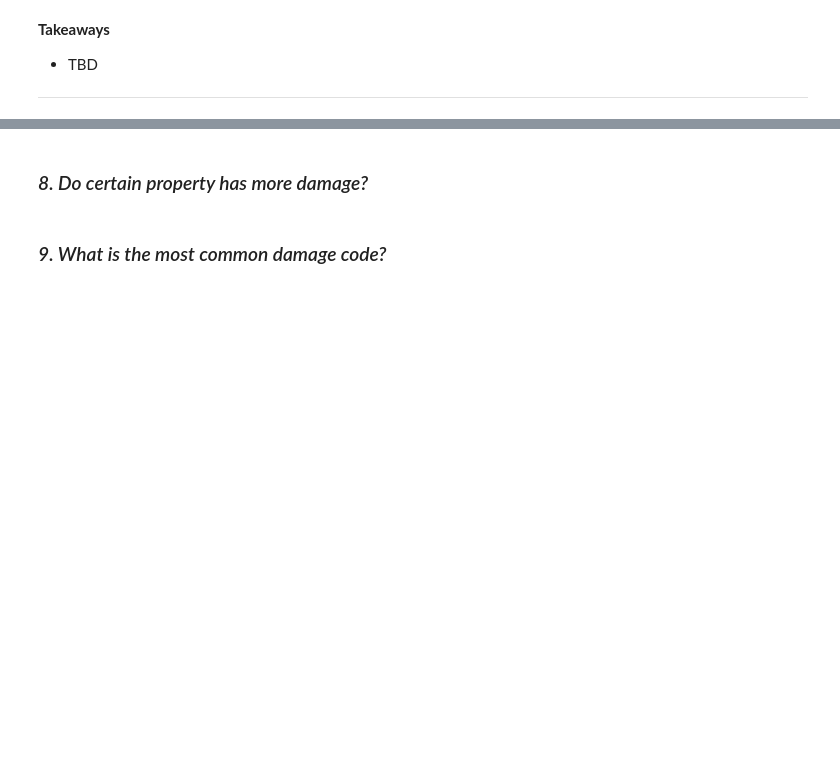
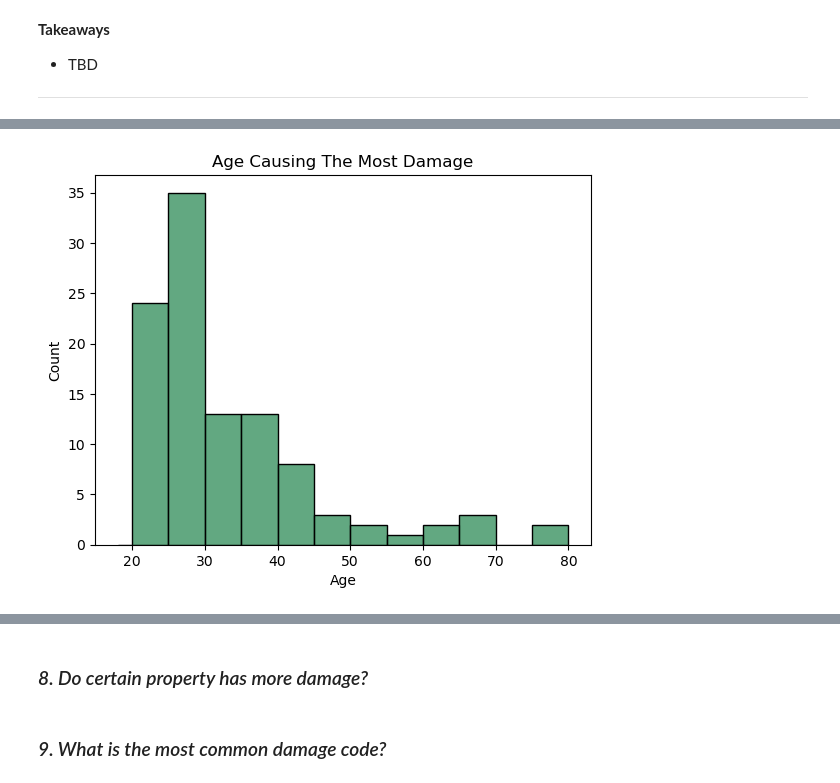
Before and after one commit to Project-DANE/DANE, a Jupyter notebook: final_notebook.ipynb, the cells around one changed output, grey strips where cells are left out. Saved outputs shown, nothing was run; the diff lists cells and outputs as text; code cells hidden in the pictures; blank space fills up the shorter version.

```diff
--- a/final_notebook.ipynb
+++ b/final_notebook.ipynb
@@ -192,0 +202,4 @@ ____
+# %%
+e.histplot_n(train, 'age', bad = True)
+# %% [output]
+[figure, added]
```
Also changed, not shown: parts of 16 cells of this notebook, 1 other file.
